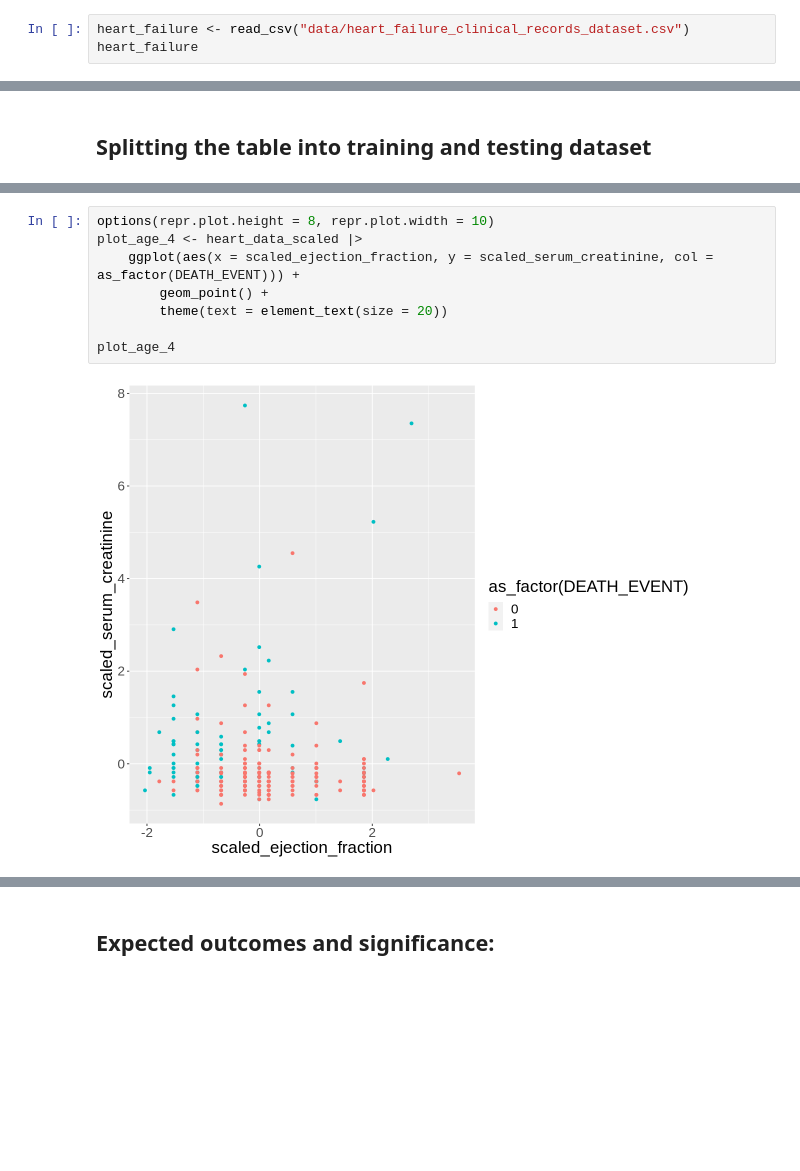
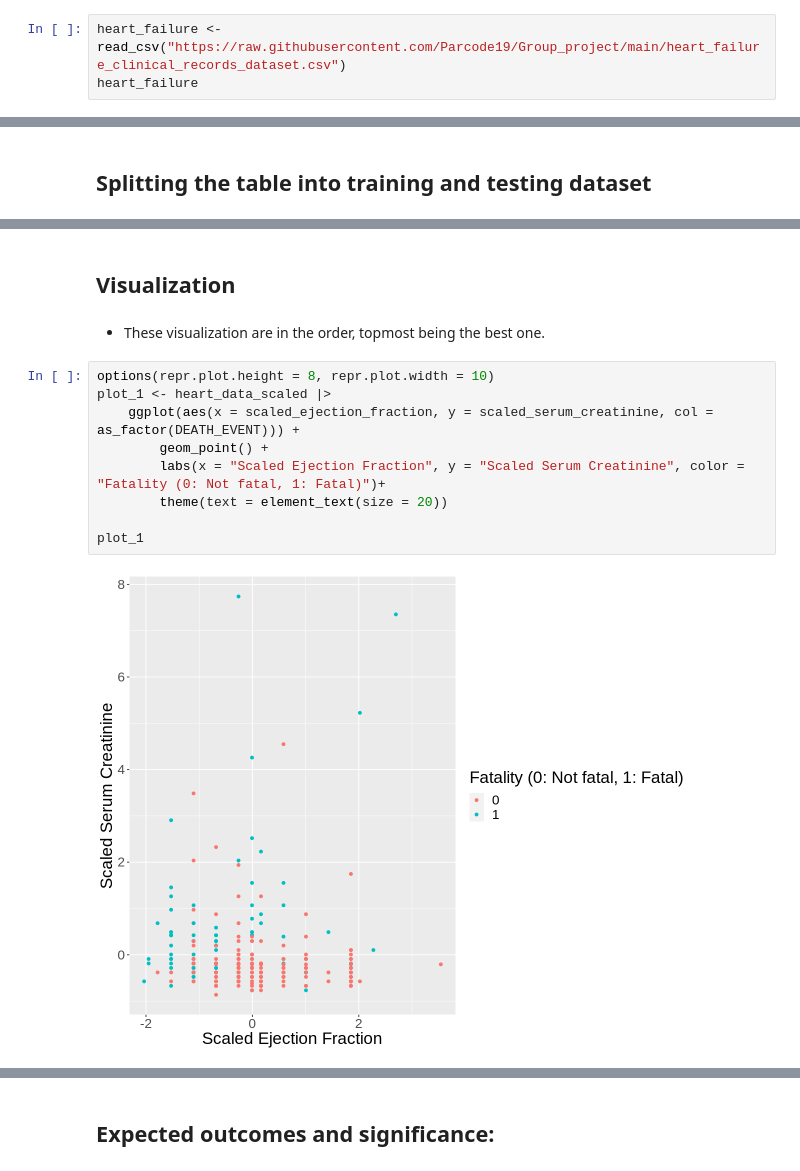
Before and after one commit to Parcode19/Group_project, a Jupyter notebook: proposal.ipynb, the cells around one changed output, grey strips where cells are left out. Cells and saved outputs as stored; diff of their text form; blank space fills up the shorter version.

```diff
--- a/proposal.ipynb
+++ b/proposal.ipynb
@@ -42,7 +42,7 @@ options(repr.matrix.max.rows = 6)
 # %% [markdown]
 ## Reading the dataset
 # %%
-heart_failure <- read_csv("data/heart_failure_clinical_records_dataset.csv")
+heart_failure <- read_csv("https://raw.githubusercontent.com/Parcode19/Group_project/main/heart_failure_clinical_records_dataset.csv")
 heart_failure
 # %% [output]
 Rows: 299 Columns: 13
@@ -152,10 +141,15 @@ plot_age_4
+# %% [markdown]
+## Visualization
+# %% [markdown]
+- These visualization are in the order, topmost being the best one.
 # %%
 options(repr.plot.height = 8, repr.plot.width = 10)
-plot_age_4 <- heart_data_scaled |>
+plot_1 <- heart_data_scaled |>
     ggplot(aes(x = scaled_ejection_fraction, y = scaled_serum_creatinine, col = as_factor(DEATH_EVENT))) +
         geom_point() +
+        labs(x = "Scaled Ejection Fraction", y = "Scaled Serum Creatinine", color = "Fatality (0: Not fatal, 1: Fatal)")+
         theme(text = element_text(size = 20))
 
-plot_age_4
+plot_1
 # %% [output]
-[figure, old version]
+[figure, new version]
```
Also changed, not shown: parts of 11 cells of this notebook, 1 other file.
